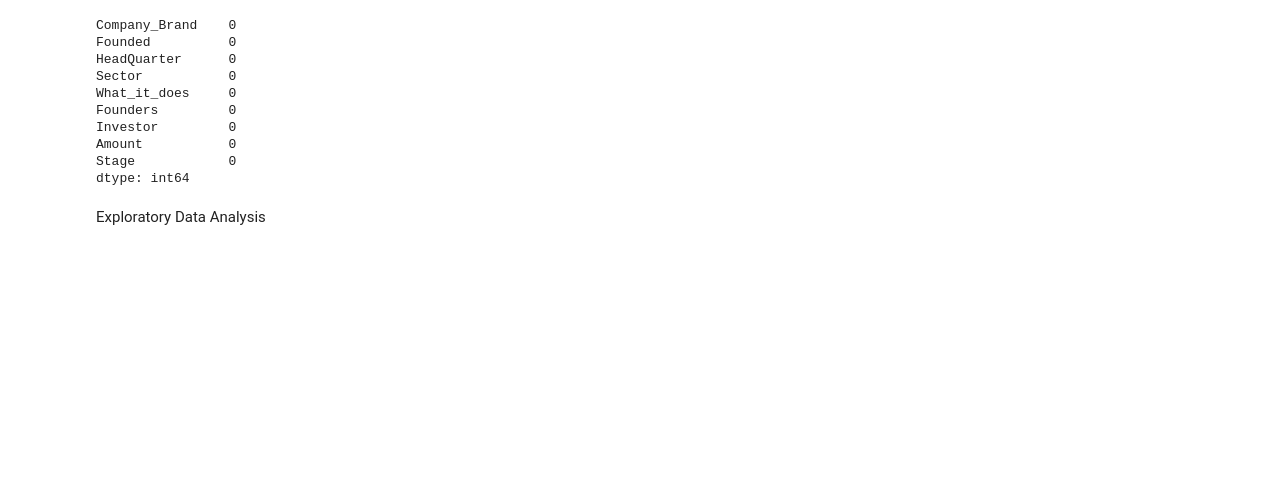
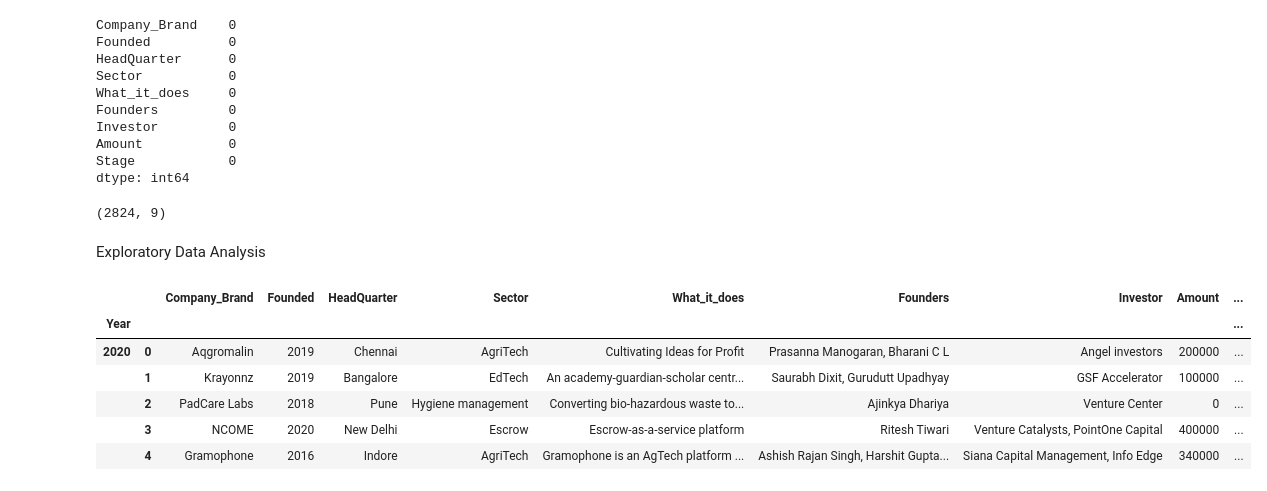
Before and after one commit to Vaniskemunto/ecosystem, a Jupyter notebook: ecosystem.ipynb, the cells around one changed output. Cells and saved outputs as stored; diff of their text form; code cells hidden in the pictures; blank space fills up the shorter version.

```diff
--- a/ecosystem.ipynb
+++ b/ecosystem.ipynb
@@ -755,3 +818,11 @@ data2018.head()
 | 2 | MyLoanCare | Credit, Financial Services, Lendi... | Series A | ₹65,000,000 | Gurgaon, Haryana, India | Leading Online Loans Marketplace ... |
 | 3 | PayMe India | Financial Services, FinTech | Angel | 2000000 | Noida, Uttar Pradesh, India | PayMe India is an innovative FinT... |
 | 4 | Eunimart | E-Commerce Platforms, Retail, SaaS | Seed | — | Hyderabad, Andhra Pradesh, India | Eunimart is a one stop solution f... |
+# %%
+
+# Convert 'Amount' column to string and delete rows where 'Amount' is "Undisclosed" or "undisclosed"
+data2018 = data2018[(data2018['Amount'].astype(str).str.lower() != 'undisclosed') & (data2018['Amount'] != 'Undisclosed')]
+
+# Display the DataFrame after deleting the rows
+print("DataFrame after deleting rows with 'Undisclosed' or 'undisclosed' in 'Amount' column:")
+data2018.head()
@@ -1084,5 +1163,19 @@ Investor         0
 Amount           0
 Stage            0
 dtype: int64
+# %%
+full_data.shape
+# %% [output]
+(2824, 9)
 # %% [markdown]
 Exploratory Data Analysis
+# %%
+full_data.head()
+# %% [output]
+|  |  | Company_Brand | Founded | HeadQuarter | Sector | What_it_does | Founders | Investor | Amount | ... |
+| Year |  |  |  |  |  |  |  |  |  | ... |
+| 2020 | 0 | Aqgromalin | 2019 | Chennai | AgriTech | Cultivating Ideas for Profit | Prasanna Manogaran, Bharani C L | Angel investors | 200000 | ... |
+|  | 1 | Krayonnz | 2019 | Bangalore | EdTech | An academy-guardian-scholar centr... | Saurabh Dixit, Gurudutt Upadhyay | GSF Accelerator | 100000 | ... |
+|  | 2 | PadCare Labs | 2018 | Pune | Hygiene management | Converting bio-hazardous waste to... | Ajinkya Dhariya | Venture Center | 0 | ... |
+|  | 3 | NCOME | 2020 | New Delhi | Escrow | Escrow-as-a-service platform | Ritesh Tiwari | Venture Catalysts, PointOne Capital | 400000 | ... |
+|  | 4 | Gramophone | 2016 | Indore | AgriTech | Gramophone is an AgTech platform ... | Ashish Rajan Singh, Harshit Gupta... | Siana Capital Management, Info Edge | 340000 | ... |
```
Also changed, not shown: parts of 10 cells of this notebook.
